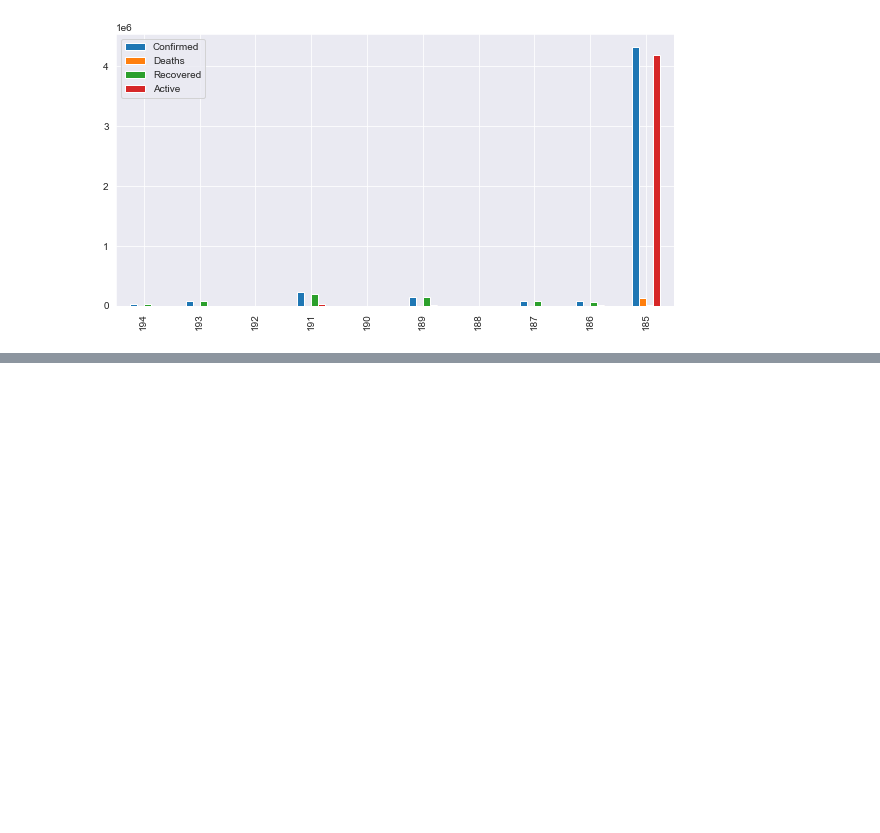
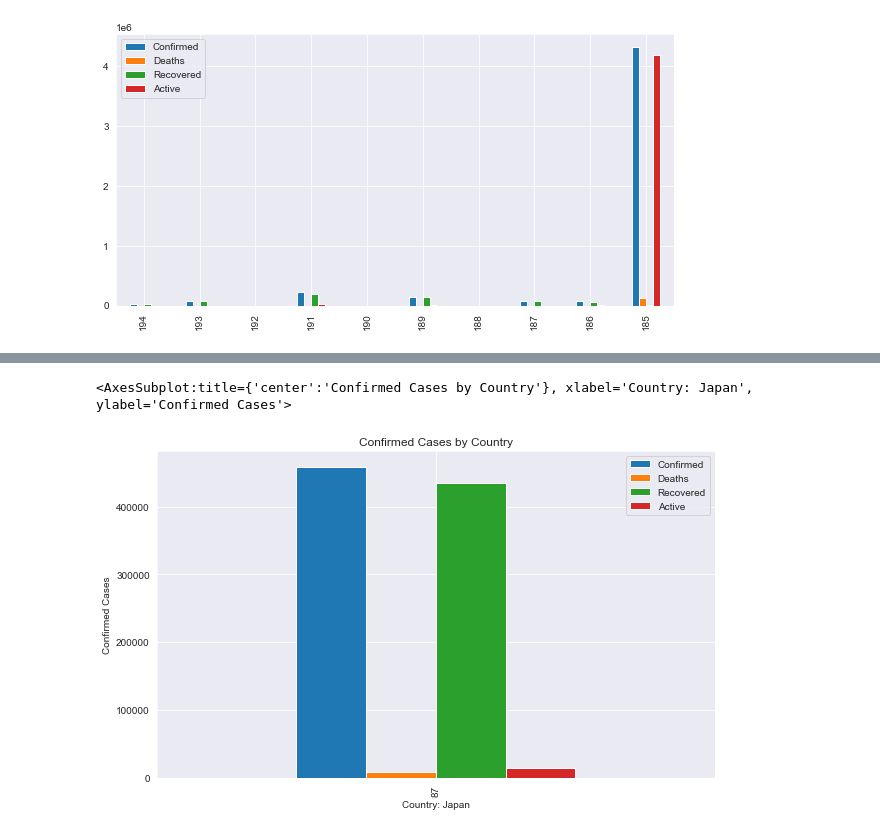
Before and after one commit to roblivesinottawa/analysis-covid-python, a Jupyter notebook: analysis-covid-python-workspace/notebooks/2021/03-23-2021.ipynb, the cells around one changed output, grey strips where cells are left out. Drawn from its saved outputs; the diff is of its cells as text; code cells hidden in the pictures; blank space fills up the shorter version.

```diff
--- a/analysis-covid-python-workspace/notebooks/2021/03-23-2021.ipynb
+++ b/analysis-covid-python-workspace/notebooks/2021/03-23-2021.ipynb
@@ -354,0 +384,9 @@ fig.show()
+# %%
+world[world['Country'] == 'Japan'].sort_values(by='Confirmed', ascending=False).plot(kind='bar',
+                                                                                    figsize=(10, 6),
+                                                                                    xlabel='Country: Japan',
+                                                                                    ylabel='Confirmed Cases',
+                                                                                    title='Confirmed Cases by Country')
+# %% [output]
+<AxesSubplot:title={'center':'Confirmed Cases by Country'}, xlabel='Country: Japan', ylabel='Confirmed Cases'>
+[figure, added]
```
Also changed, not shown: parts of 9 cells of this notebook.
